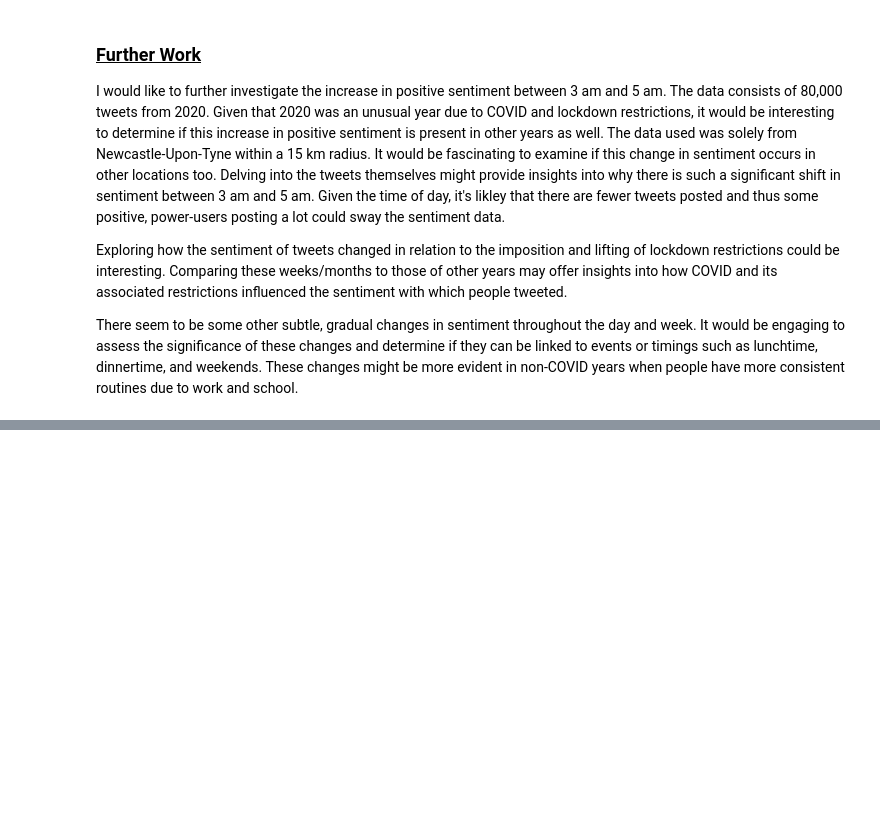
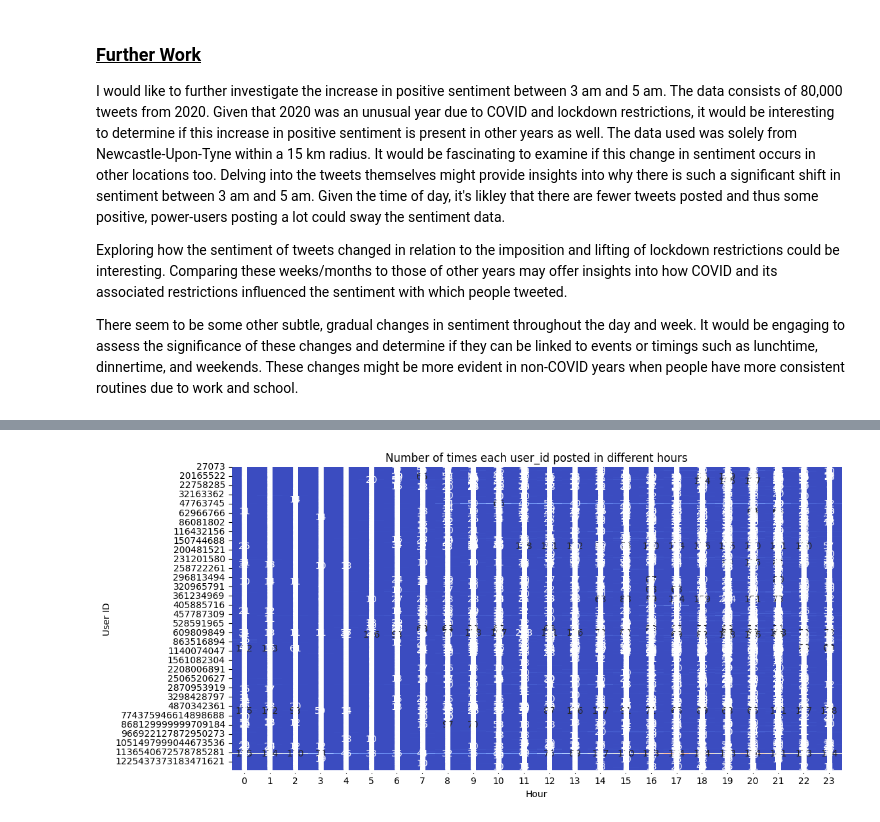
Before and after one commit to christywastaken/twitter-sentiment-analysis, a Jupyter notebook: twitter_sentiment_analysis.ipynb, the cells around one changed output, grey strips where cells are left out. Saved outputs shown, nothing was run; the diff lists cells and outputs as text; code cells hidden in the pictures; blank space fills up the shorter version.

Commit message:
Starts further investigation. Includes query for unique user_ids

```diff
--- a/twitter_sentiment_analysis.ipynb
+++ b/twitter_sentiment_analysis.ipynb
@@ -257,0 +260,7 @@ plt.show()
+# %%
+with SQLContextManager('twitter_sentiment_analysis.db') as connection:
+    query = "SELECT user_id FROM all_2020_2"
+    user_ids_df = pd.read_sql(query, connection)
+
+unique_users = user_ids_df.nunique()
+print(f'Number of unique users: {unique_users}')
@@ -599,0 +612,13 @@ There seem to be some other subtle, gradual changes in sentiment throughout the
+# %%
+pivot_table = user_id_2020_df.pivot_table(index='user_id', columns='hour', aggfunc='size', fill_value=0)
+
+pivot_table
+
+plt.figure(figsize=(12, 6))
+sns.heatmap(pivot_table, annot=True, fmt='d', cmap='coolwarm', cbar=False)
+plt.title("Number of times each user_id posted in different hours")
+plt.xlabel("Hour")
+plt.ylabel("User ID")
+plt.show()
+# %% [output]
+[figure, added]
```
Also changed, not shown: parts of 5 cells of this notebook.
